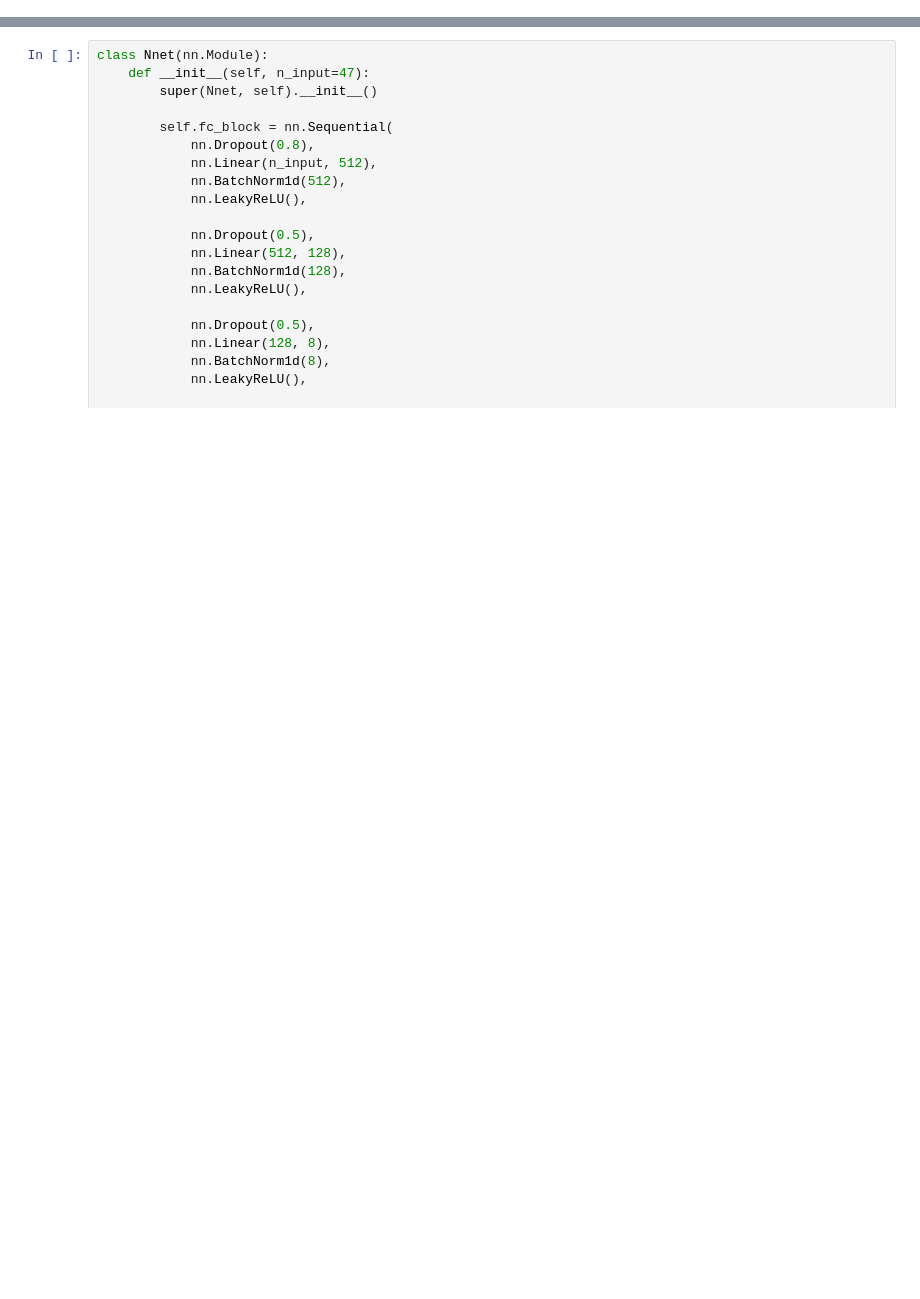
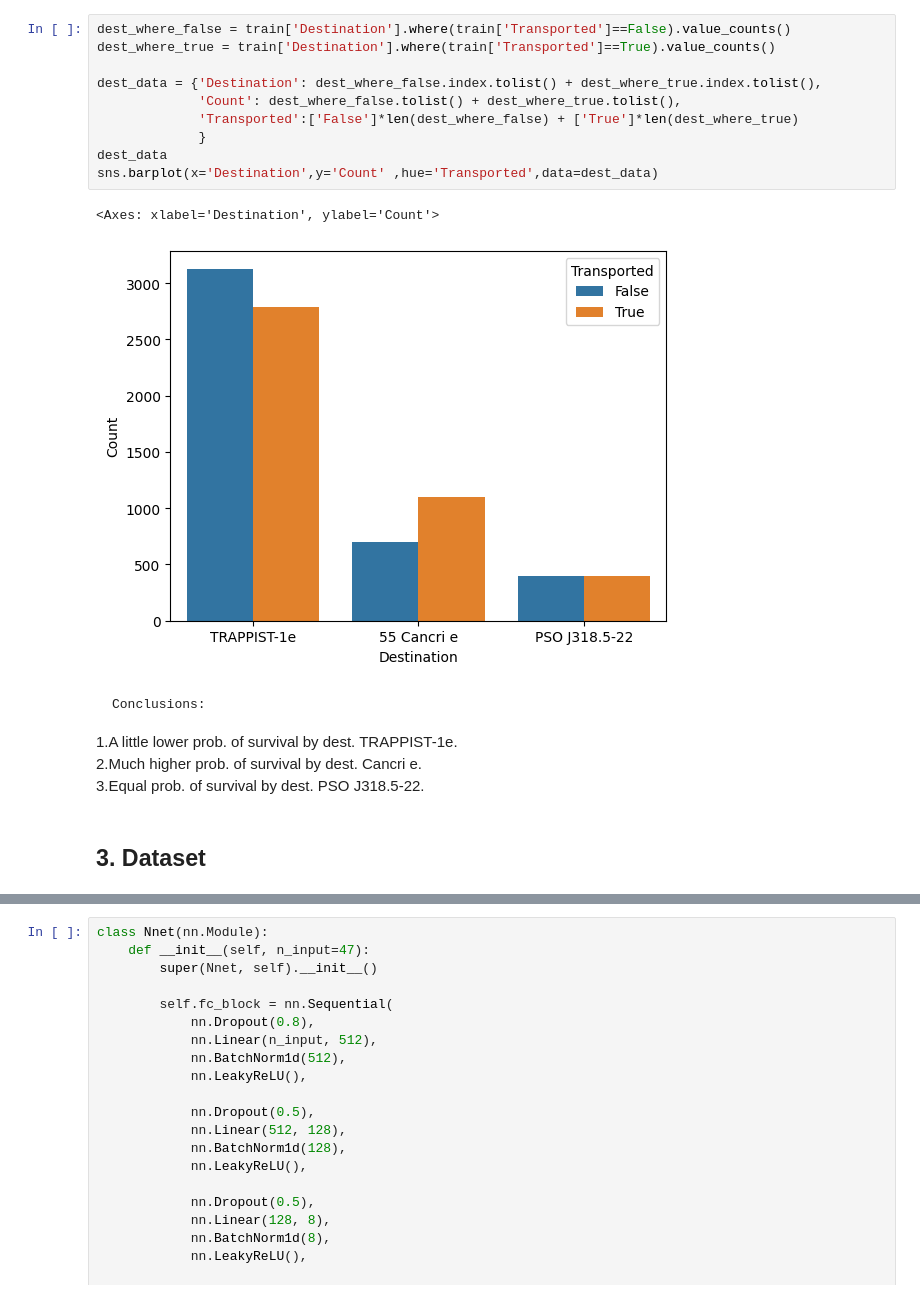
Before and after one commit to Looczky/Space_project, a Jupyter notebook: main.ipynb, the cells around one changed output, grey strips where cells are left out. Cells and saved outputs as stored; diff of their text form; blank space fills up the shorter version.

```diff
--- a/main.ipynb
+++ b/main.ipynb
@@ -12,0 +108,20 @@ MODEL
+# %%
+dest_where_false = train['Destination'].where(train['Transported']==False).value_counts()
+dest_where_true = train['Destination'].where(train['Transported']==True).value_counts()
+
+dest_data = {'Destination': dest_where_false.index.tolist() + dest_where_true.index.tolist(),
+             'Count': dest_where_false.tolist() + dest_where_true.tolist(),
+             'Transported':['False']*len(dest_where_false) + ['True']*len(dest_where_true)
+             }
+dest_data
+sns.barplot(x='Destination',y='Count' ,hue='Transported',data=dest_data)
+# %% [output]
+<Axes: xlabel='Destination', ylabel='Count'>
+[figure, added]
+# %% [markdown]
+    Conclusions:
+1.A little lower prob. of survival by dest. TRAPPIST-1e.\
+2.Much higher prob. of survival by dest. Cancri e.\
+3.Equal prob. of survival by dest. PSO J318.5-22.
+# %% [markdown]
+## 3. Dataset
```
Also changed, not shown: parts of 27 cells of this notebook.
